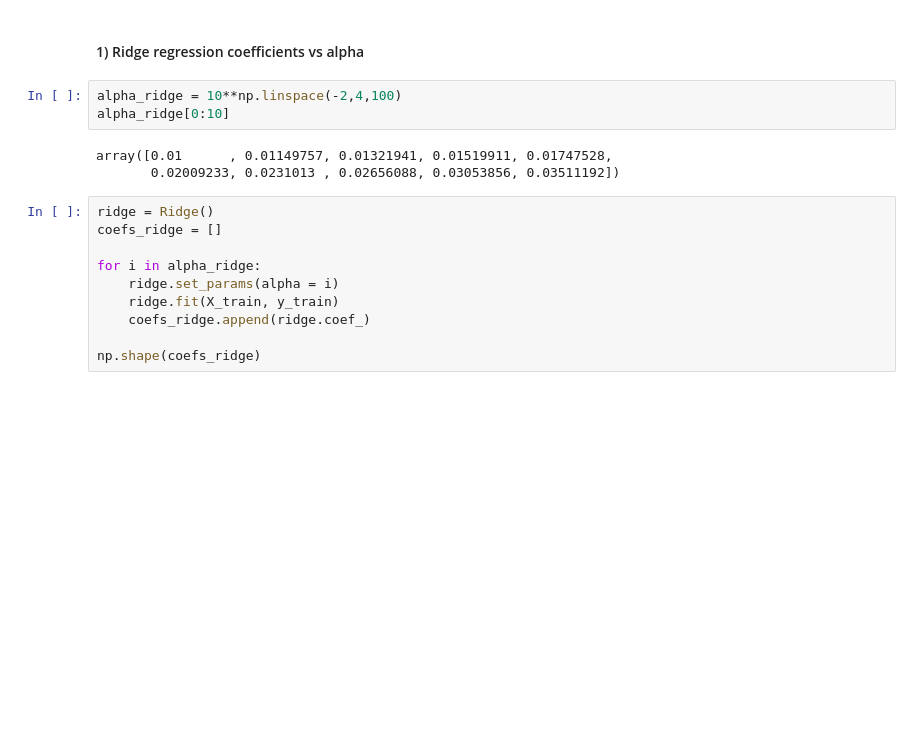
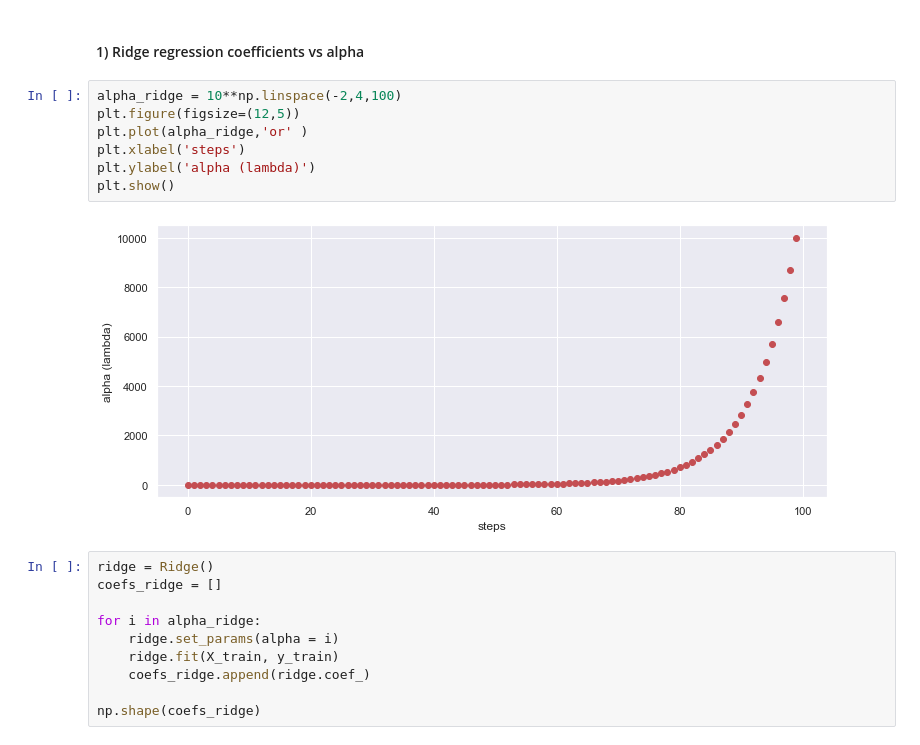
Before and after one commit to PJalgotrader/ML-USU-SP21, a Jupyter notebook: Classes/Class 9- Regularization (Python)/Regularization_synthetic.ipynb, the cells around one changed output. Saved outputs shown, nothing was run; the diff lists cells and outputs as text; blank space fills up the shorter version.

```diff
--- a/Classes/Class 9- Regularization (Python)/Regularization_synthetic.ipynb
+++ b/Classes/Class 9- Regularization (Python)/Regularization_synthetic.ipynb
@@ -233,10 +235,13 @@ np.round(RMSE_test,3)
 #### 1) Ridge regression coefficients vs alpha
 # %%
 alpha_ridge = 10**np.linspace(-2,4,100)
-alpha_ridge[0:10]
+plt.figure(figsize=(12,5))
+plt.plot(alpha_ridge,'or' )
+plt.xlabel('steps')
+plt.ylabel('alpha (lambda)')
+plt.show()
 # %% [output]
-array([0.01      , 0.01149757, 0.01321941, 0.01519911, 0.01747528,
-       0.02009233, 0.0231013 , 0.02656088, 0.03053856, 0.03511192])
+[figure, added]
 # %%
 ridge = Ridge()
 coefs_ridge = []
```
Also changed, not shown: parts of 5 cells of this notebook, 2 other files.
